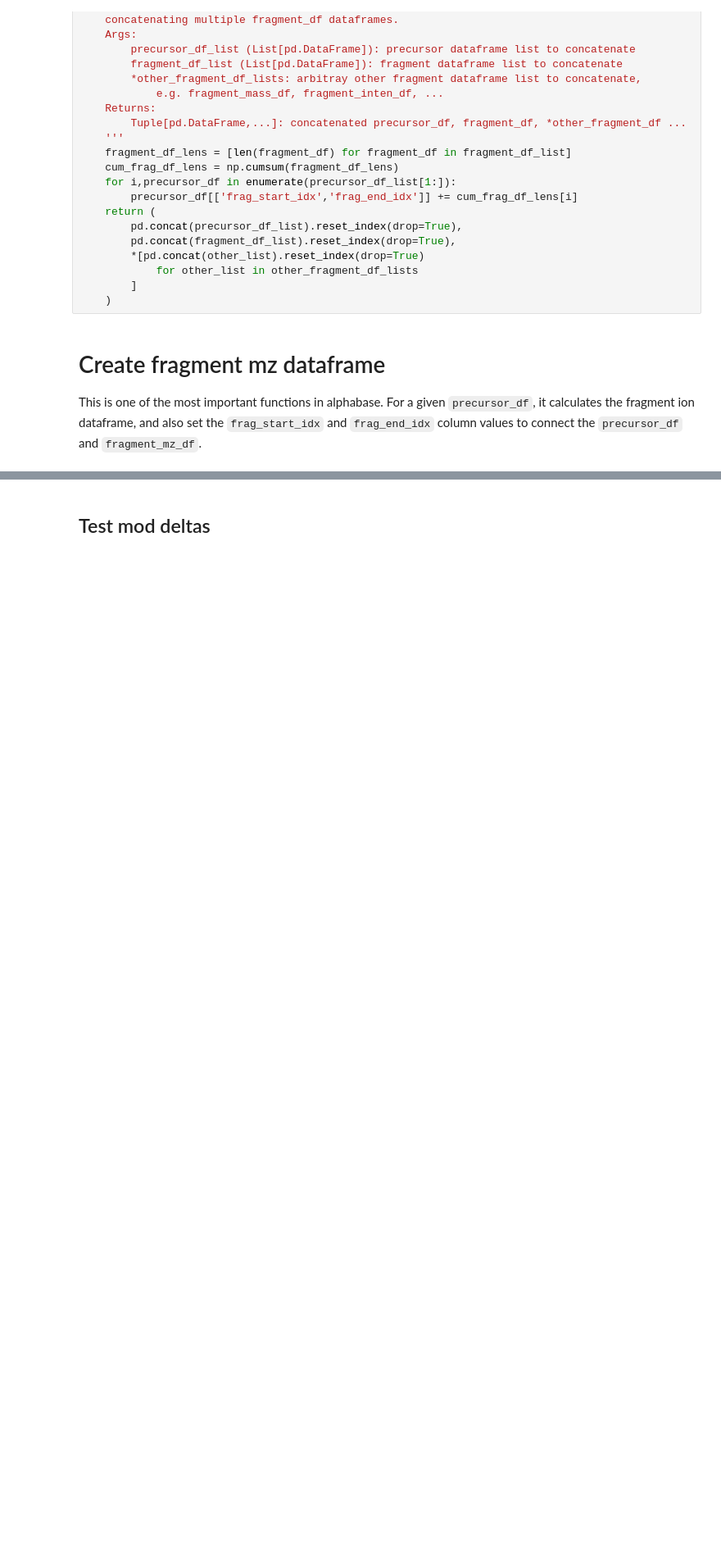
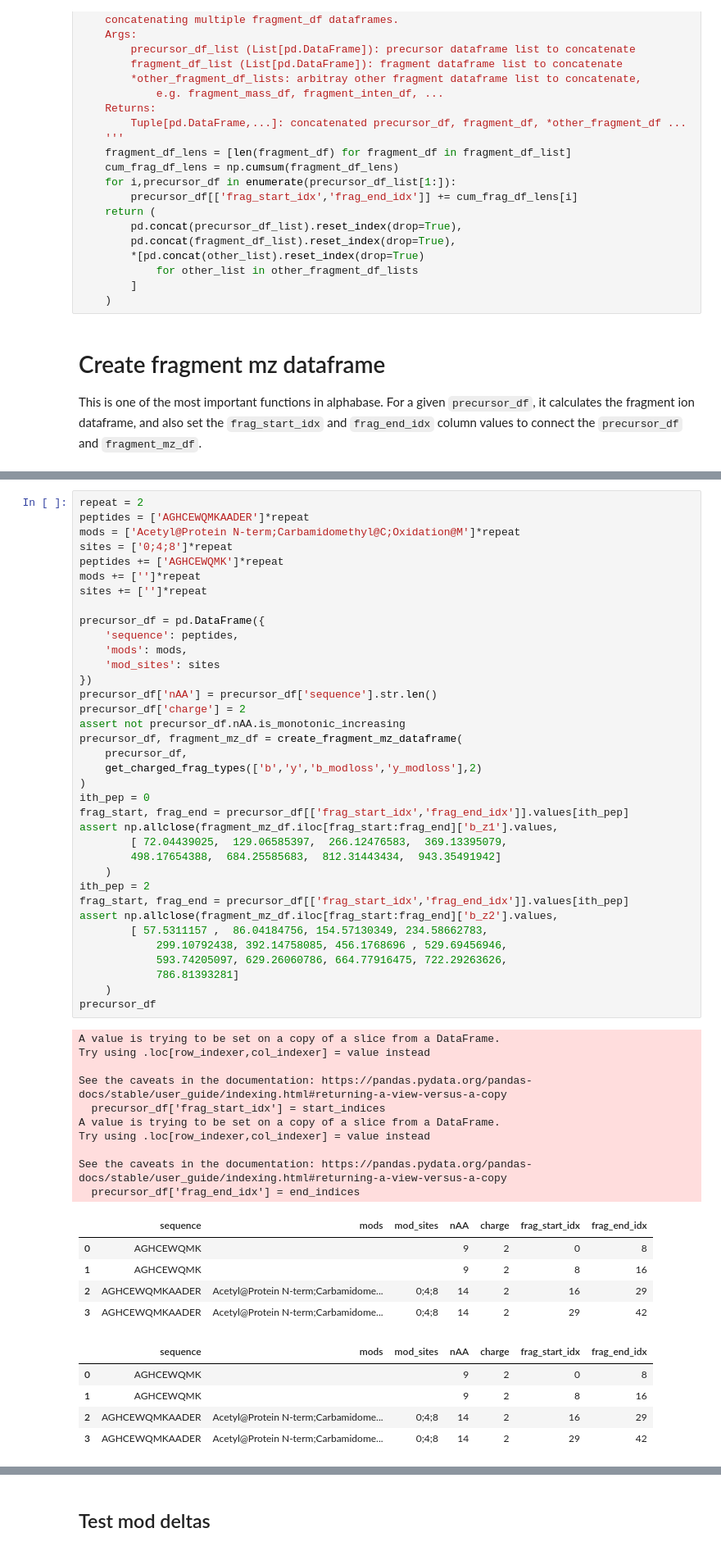
Before and after one commit to MannLabs/alphabase, a Jupyter notebook: nbdev_nbs/peptide/fragment.ipynb, the cells around one changed output, grey strips where cells are left out. Shown at 82% size. Cells and saved outputs as stored; diff of their text form; blank space fills up the shorter version.

```diff
--- a/nbdev_nbs/peptide/fragment.ipynb
+++ b/nbdev_nbs/peptide/fragment.ipynb
@@ -539,2 +602,59 @@ fragment_mz_df
+# %%
+repeat = 2
+peptides = ['AGHCEWQMKAADER']*repeat
+mods = ['Acetyl@Protein N-term;Carbamidomethyl@C;Oxidation@M']*repeat
+sites = ['0;4;8']*repeat
+peptides += ['AGHCEWQMK']*repeat
+mods += ['']*repeat
+sites += ['']*repeat
+
+precursor_df = pd.DataFrame({
+    'sequence': peptides,
+    'mods': mods,
+    'mod_sites': sites
+})
+precursor_df['nAA'] = precursor_df['sequence'].str.len()
+precursor_df['charge'] = 2
+assert not precursor_df.nAA.is_monotonic_increasing
+precursor_df, fragment_mz_df = create_fragment_mz_dataframe(
+    precursor_df,
+    get_charged_frag_types(['b','y','b_modloss','y_modloss'],2)
+)
+ith_pep = 0
+frag_start, frag_end = precursor_df[['frag_start_idx','frag_end_idx']].values[ith_pep]
+assert np.allclose(fragment_mz_df.iloc[frag_start:frag_end]['b_z1'].values,
+        [ 72.04439025,  129.06585397,  266.12476583,  369.13395079,
+        498.17654388,  684.25585683,  812.31443434,  943.35491942]
+    )
+ith_pep = 2
+frag_start, frag_end = precursor_df[['frag_start_idx','frag_end_idx']].values[ith_pep]
+assert np.allclose(fragment_mz_df.iloc[frag_start:frag_end]['b_z2'].values,
+        [ 57.5311157 ,  86.04184756, 154.57130349, 234.58662783,
+            299.10792438, 392.14758085, 456.1768696 , 529.69456946,
+            593.74205097, 629.26060786, 664.77916475, 722.29263626,
+            786.81393281]
+    )
+precursor_df
+# %% [output]
+A value is trying to be set on a copy of a slice from a DataFrame.
+Try using .loc[row_indexer,col_indexer] = value instead
+
+See the caveats in the documentation: https://pandas.pydata.org/pandas-docs/stable/user_guide/indexing.html#returning-a-view-versus-a-copy
+  precursor_df['frag_start_idx'] = start_indices
+A value is trying to be set on a copy of a slice from a DataFrame.
+Try using .loc[row_indexer,col_indexer] = value instead
+
+See the caveats in the documentation: https://pandas.pydata.org/pandas-docs/stable/user_guide/indexing.html#returning-a-view-versus-a-copy
+  precursor_df['frag_end_idx'] = end_indices
+|  | sequence | mods | mod_sites | nAA | charge | frag_start_idx | frag_end_idx |
+| 0 | AGHCEWQMK |  |  | 9 | 2 | 0 | 8 |
+| 1 | AGHCEWQMK |  |  | 9 | 2 | 8 | 16 |
+| 2 | AGHCEWQMKAADER | Acetyl@Protein N-term;Carbamidome... | 0;4;8 | 14 | 2 | 16 | 29 |
+| 3 | AGHCEWQMKAADER | Acetyl@Protein N-term;Carbamidome... | 0;4;8 | 14 | 2 | 29 | 42 |
+|  | sequence | mods | mod_sites | nAA | charge | frag_start_idx | frag_end_idx |
+| 0 | AGHCEWQMK |  |  | 9 | 2 | 0 | 8 |
+| 1 | AGHCEWQMK |  |  | 9 | 2 | 8 | 16 |
+| 2 | AGHCEWQMKAADER | Acetyl@Protein N-term;Carbamidome... | 0;4;8 | 14 | 2 | 16 | 29 |
+| 3 | AGHCEWQMKAADER | Acetyl@Protein N-term;Carbamidome... | 0;4;8 | 14 | 2 | 29 | 42 |
 # %%
 _reference_frag_df = fragment_mz_df
```
Also changed, not shown: parts of 29 cells of this notebook, 3 other files.
